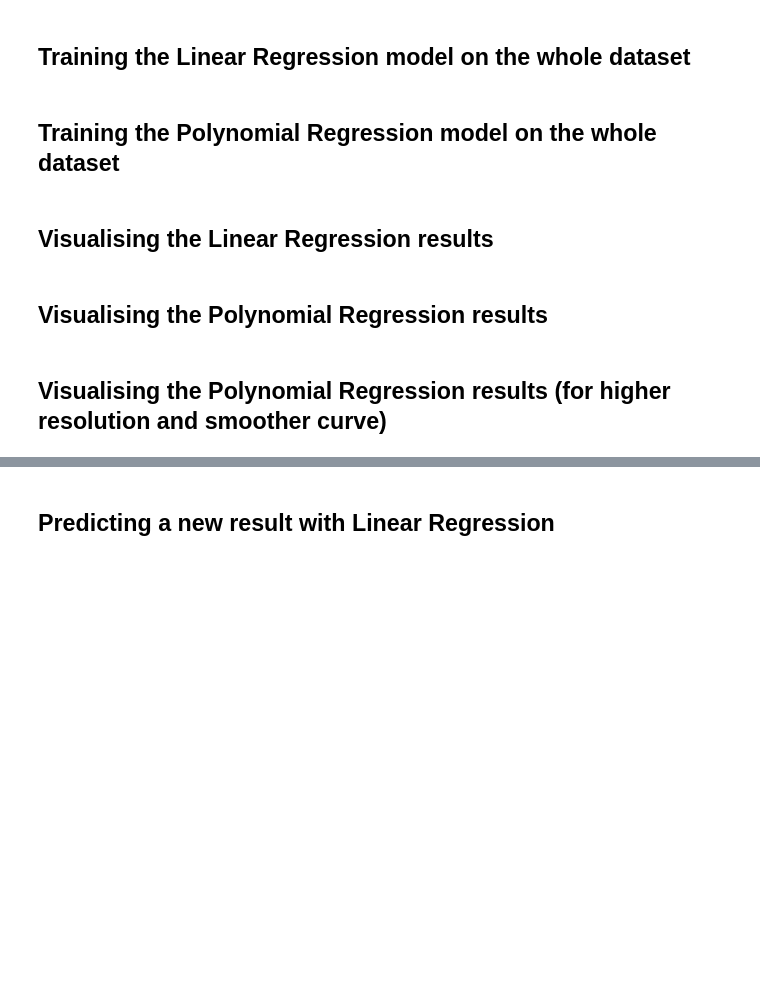
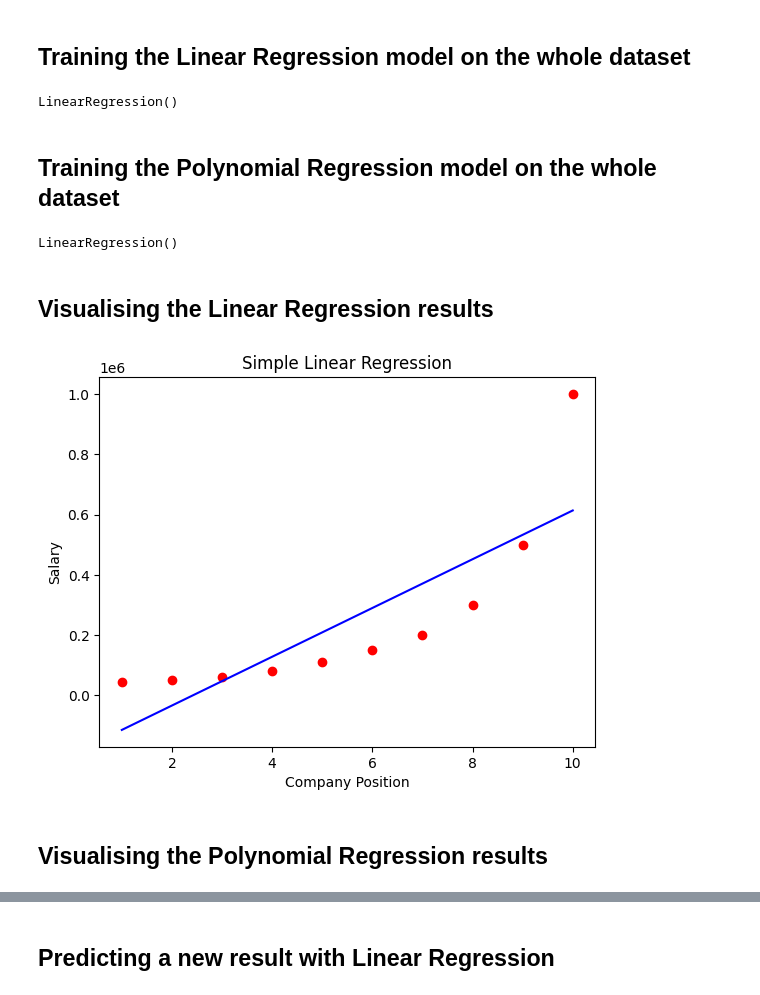
Before and after one commit to anadikulkarni/udemy-machine-learning-a-to-z, a Jupyter notebook: Datasets and Code/Part 2 - Regression/Section 6 - Polynomial Regression/Python/polynomial_regression.ipynb, the cells around one changed output, grey strips where cells are left out. Saved outputs shown, nothing was run; the diff lists cells and outputs as text; code cells hidden in the pictures; blank space fills up the shorter version.

Commit message:
polynomial regression done

```diff
--- a/Datasets and Code/Part 2 - Regression/Section 6 - Polynomial Regression/Python/polynomial_regression.ipynb
+++ b/Datasets and Code/Part 2 - Regression/Section 6 - Polynomial Regression/Python/polynomial_regression.ipynb
@@ -3,12 +7,40 @@
 # %% [markdown]
 ## Importing the dataset
+# %%
+data = pd.read_csv("Position_Salaries.csv")
+X = data.iloc[:, 1:-1].values
+y = data.iloc[:, -1].values
 # %% [markdown]
 ## Training the Linear Regression model on the whole dataset
+# %%
+from sklearn.linear_model import LinearRegression
+
+lr = LinearRegression()
+lr.fit(X, y)
+# %% [output]
+LinearRegression()
 # %% [markdown]
 ## Training the Polynomial Regression model on the whole dataset
+# %%
+from sklearn.preprocessing import PolynomialFeatures
+
+pr = PolynomialFeatures(degree = 4)
+X_poly = pr.fit_transform(X)
+# %%
+lr2 = LinearRegression()
+lr2.fit(X_poly, y)
+# %% [output]
+LinearRegression()
 # %% [markdown]
 ## Visualising the Linear Regression results
+# %%
+plt.scatter(x=X, y=y, color = 'red')
+plt.plot(X, lr.predict(X), color = 'blue')
+plt.title("Simple Linear Regression")
+plt.xlabel("Company Position")
+plt.ylabel("Salary")
+plt.show()
+# %% [output]
+[figure, added]
 # %% [markdown]
 ## Visualising the Polynomial Regression results
-# %% [markdown]
-## Visualising the Polynomial Regression results (for higher resolution and smoother curve)
```
Also changed, not shown: parts of 4 cells of this notebook.
